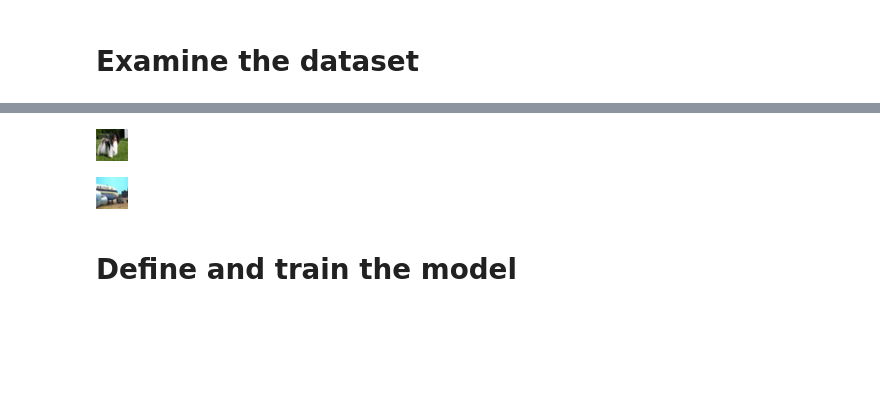
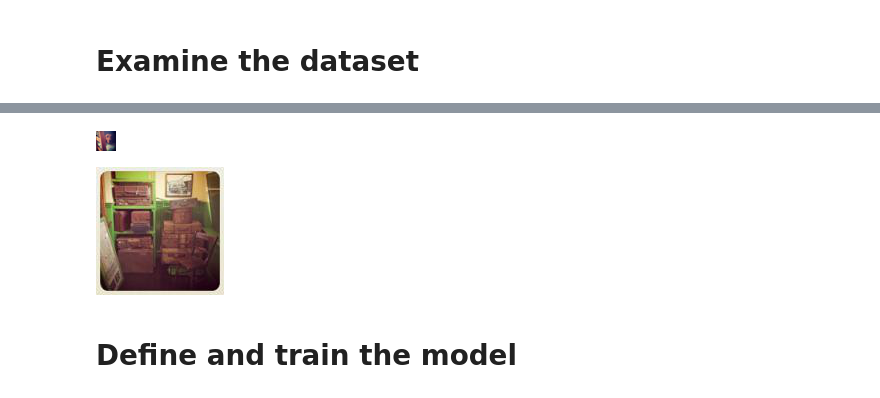
Before and after one commit to PacktPublishing/Deep-Learning-with-fastai-Cookbook, a Jupyter notebook: ch6/training_with_curated_image_location_datasets.ipynb, the cells around one changed output, grey strips where cells are left out. Cells and saved outputs as stored; diff of their text form; code cells hidden in the pictures; blank space fills up the shorter version.

```diff
--- a/ch6/training_with_curated_image_location_datasets.ipynb
+++ b/ch6/training_with_curated_image_location_datasets.ipynb
@@ -138,13 +169,13 @@ img
 # %%
 # display a thumbnail of the image
-img.to_thumb(180)
+img.to_thumb(20)
 # %% [output]
-[figure, old version]
+[figure, new version]
 # %%
-img = PILImage.create(img_files[3000])
+img = PILImage.create(img_files[50])
 img
 # %% [output]
-[figure, old version]
+[figure, new version]
 # %% [markdown]
 # Define and train the model
 # %%
```
Also changed, not shown: parts of 31 cells of this notebook.
